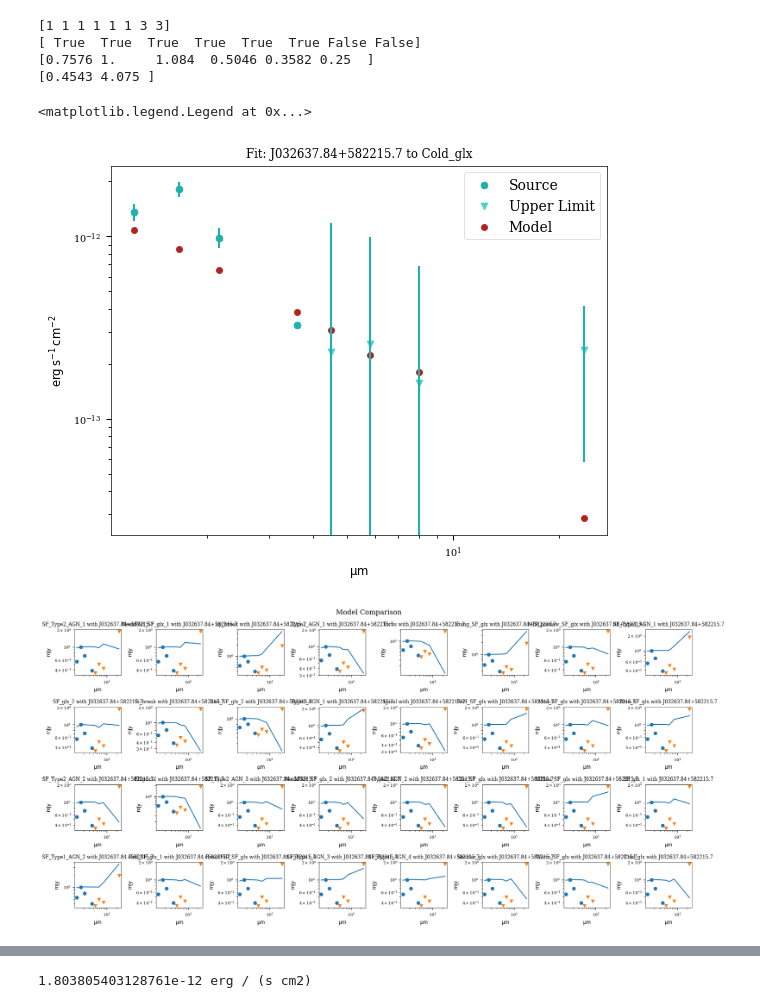
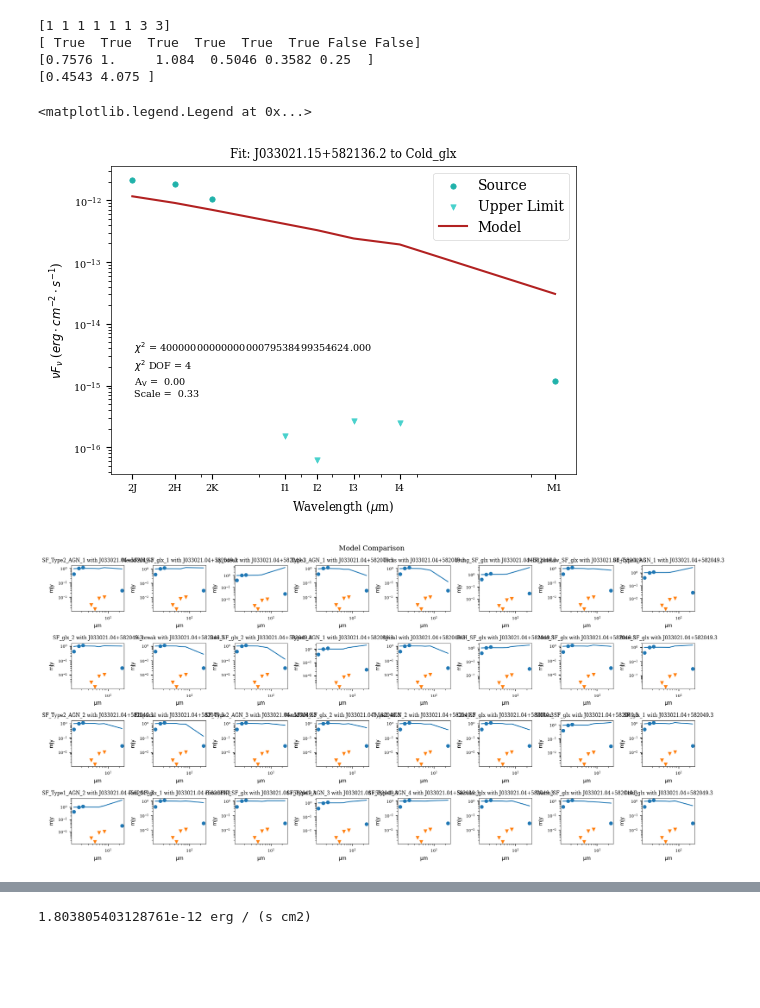
Before and after one commit to jridenba/REU-Notebooks, a Jupyter notebook: SESNA Galactic Fitting.ipynb, the cells around one changed output, grey strips where cells are left out. Drawn from its saved outputs; the diff is of its cells as text; code cells hidden in the pictures; blank space fills up the shorter version.

```diff
--- a/SESNA Galactic Fitting.ipynb
+++ b/SESNA Galactic Fitting.ipynb
@@ -55,7 +55,7 @@ sourcepath = '../data/raw/SESNA_normalized'
 sourcefile = open(sourcepath,'r')
 savables = pd.DataFrame(columns = ['ID', 'Model', 'Model Fluxes', 'Source Flux', 'Source Error', 'Valid', 'Chi^2', 'Chi^2 DOF', 'Av', 'Scale'])
 
-leash = 40
+leash = 10
 
 while True: # This while loop will run through each Source in SESNA, breaking the loop when it reaches the EOF
     try: s = Source.from_ascii(sourcefile.readline())
@@ -129,38 +129,44 @@ print(np.array(info.source.to_ascii().split()[11:-1:2]).astype(float)[~mask])
 # %%
 from astropy.visualization import quantity_support
 quantity_support()
 
-modelnum = 1247
+modelnum = 351
 
 modellogfluxes = savables['Model Fluxes'][modelnum]
 filterpeaks = [x for x in filterpeaks] * u.um
 modelflux = 10**(modellogfluxes) * u.mJy
 modelfluxdens = modelflux.to(u.erg / u.cm**2 / u.s, equivalencies = u.spectral_density(filterpeaks))
 sourceflux =savables['Source Flux'][modelnum]
 sourceflux = sourceflux * u.mJy
 sourcefluxdens = sourceflux.to(u.erg / u.cm**2 / u.s, equivalencies = u.spectral_density(filterpeaks))
 
 sourceerror = savables['Source Error'][modelnum]
 sourceerror = sourceerror * u.mJy
 sourcerrordens = sourceerror.to(u.erg / u.cm**2 / u.s, equivalencies = u.spectral_density(filterpeaks))
 
 mask = savables['Valid'][modelnum]
 
-plt.scatter(filterpeaks[mask], sourcefluxdens[mask], c = 'lightseagreen',label = 'Source',s = 25) # Prints true values of the source
-plt.scatter(filterpeaks[~mask], sourcefluxdens[~mask], c = 'mediumturquoise',label = 'Upper Limit', marker = 'v', s=25) # Prints upper limits of the source as triangles
-plt.scatter(filterpeaks, modelfluxdens,color='firebrick', label = 'Model', s=20)
-plt.errorbar(filterpeaks, sourcefluxdens, yerr=sourcerrordens,linestyle='', c='lightseagreen')
+plt.figure(figsize=(6,4))
+plt.scatter(filterpeaks[mask], sourcefluxdens[mask], c = 'lightseagreen',label = 'Source',s = 15) # Prints true values of the source
+plt.scatter(filterpeaks[~mask], sourcefluxdens[~mask], c = 'mediumturquoise',label = 'Upper Limit', marker = 'v', s=15) # Prints upper limits of the source as triangles
+plt.plot(filterpeaks, modelfluxdens,color='firebrick', label = 'Model')
+plt.errorbar(filterpeaks[mask], sourcefluxdens[mask], yerr=sourcerrordens[mask],linestyle='', c='lightseagreen')
 plt.xscale('log')
 plt.yscale('log')
+plt.xlabel('Wavelength ' + '($\mu$m)')
+plt.ylabel('$\\nu F_{\\nu}$ ' + '($erg \cdot cm^{-2} \cdot s^{-1}$)')
+plt.xticks(filterpeaks, ['2J', '2H', '2K', 'I1', 'I2', 'I3', 'I4', 'M1'])
 plt.title('Fit: ' + savables['ID'][modelnum]+ ' to ' + savables['Model'][modelnum])
-plt.legend()
+plt.text(0.05,0.25, "$\chi^2$ = %5.3f   \n$\chi^2$ DOF = %1.0f   \nA$_{\\rm V}$ = %5.2f   \nScale = %5.2f" % (savables['Chi^2'][modelnum], savables['Chi^2 DOF'][modelnum], savables['Av'][modelnum], savables['Scale'][modelnum]),
+         transform=plt.gca().transAxes,size='x-small')
+plt.legend(fontsize='10')
 # %% [output]
 <matplotlib.legend.Legend at 0x...>
-[figure, old version]
+[figure, new version]
 # %%
 from astropy.io import fits
 # %%
-modelnum = 1247
+modelnum = 0
 
 sourceflux = savables['Source Flux'][modelnum]
 mask = savables['Valid'][modelnum]
@@ -190,7 +196,7 @@ for i, model in enumerate(models):
 plt.tight_layout()
 plt.show()
 # %% [output]
-[figure, old version]
+[figure, new version]
 # %%
 def retrieve_convolved_fluxes(model):
     convolvedflux = []
```
Also changed, not shown: parts of 4 cells of this notebook, 2 other files.
